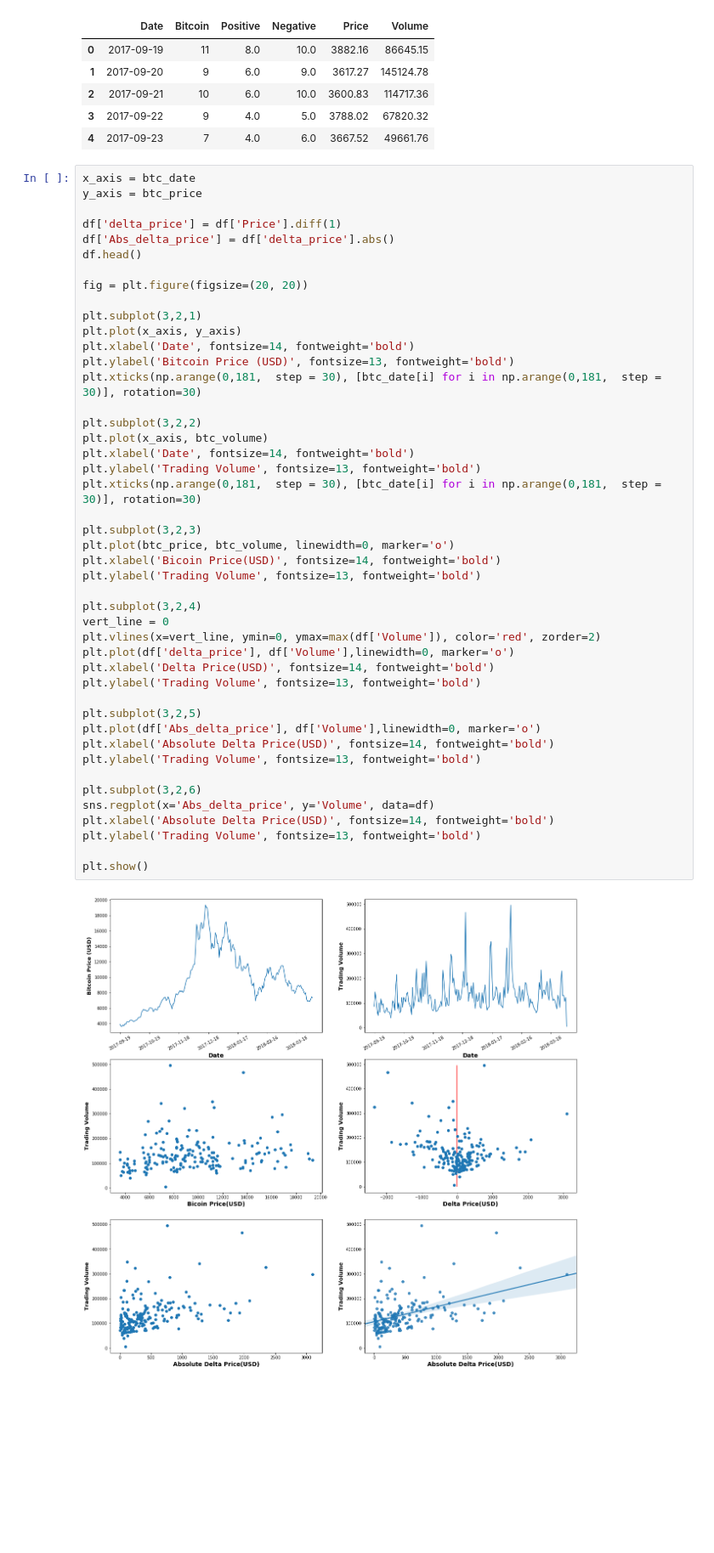
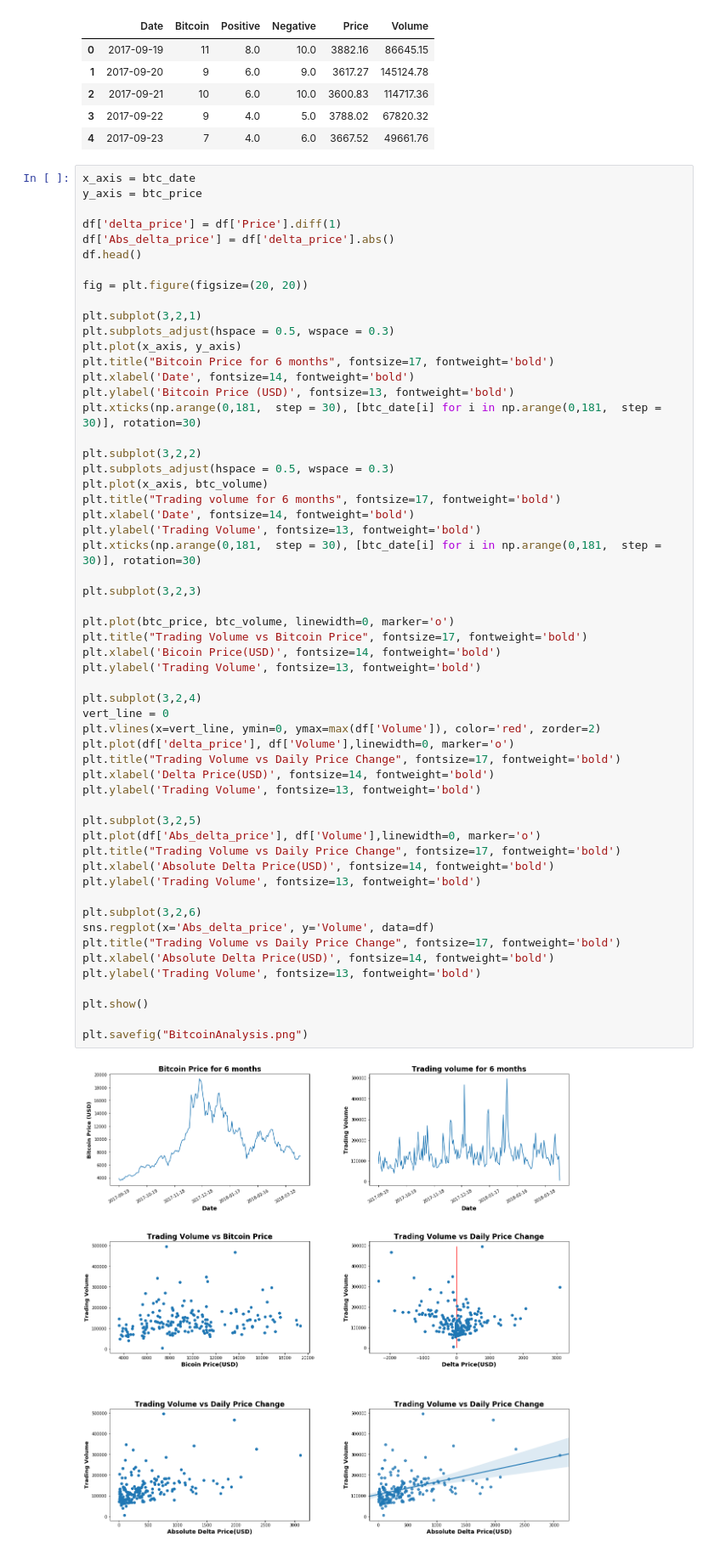
Before and after one commit to sHongJung/DBC_Team, a Jupyter notebook: Final/Bitcoin Sentiment Analysis.ipynb, the cells around one changed output. Shown: that part at 85% size. Saved outputs shown, nothing was run; the diff lists cells and outputs as text; blank space fills up the shorter version.

Commit message:
addded plot title and saved as png

```diff
--- a/Final/Bitcoin Sentiment Analysis.ipynb
+++ b/Final/Bitcoin Sentiment Analysis.ipynb
@@ -149,39 +147,50 @@ df.head()
 fig = plt.figure(figsize=(20, 20))
 
 plt.subplot(3,2,1)
+plt.subplots_adjust(hspace = 0.5, wspace = 0.3)
 plt.plot(x_axis, y_axis)
+plt.title("Bitcoin Price for 6 months", fontsize=17, fontweight='bold')
 plt.xlabel('Date', fontsize=14, fontweight='bold')
 plt.ylabel('Bitcoin Price (USD)', fontsize=13, fontweight='bold')
 plt.xticks(np.arange(0,181,  step = 30), [btc_date[i] for i in np.arange(0,181,  step = 30)], rotation=30)
 
 plt.subplot(3,2,2)
+plt.subplots_adjust(hspace = 0.5, wspace = 0.3)
 plt.plot(x_axis, btc_volume)
+plt.title("Trading volume for 6 months", fontsize=17, fontweight='bold')
 plt.xlabel('Date', fontsize=14, fontweight='bold')
 plt.ylabel('Trading Volume', fontsize=13, fontweight='bold')
 plt.xticks(np.arange(0,181,  step = 30), [btc_date[i] for i in np.arange(0,181,  step = 30)], rotation=30)
 
 plt.subplot(3,2,3)
+
 plt.plot(btc_price, btc_volume, linewidth=0, marker='o')
+plt.title("Trading Volume vs Bitcoin Price", fontsize=17, fontweight='bold')
 plt.xlabel('Bicoin Price(USD)', fontsize=14, fontweight='bold')
 plt.ylabel('Trading Volume', fontsize=13, fontweight='bold')
 
 plt.subplot(3,2,4)
 vert_line = 0
 plt.vlines(x=vert_line, ymin=0, ymax=max(df['Volume']), color='red', zorder=2)
 plt.plot(df['delta_price'], df['Volume'],linewidth=0, marker='o')
+plt.title("Trading Volume vs Daily Price Change", fontsize=17, fontweight='bold')
 plt.xlabel('Delta Price(USD)', fontsize=14, fontweight='bold')
 plt.ylabel('Trading Volume', fontsize=13, fontweight='bold')
 
 plt.subplot(3,2,5)
 plt.plot(df['Abs_delta_price'], df['Volume'],linewidth=0, marker='o')
+plt.title("Trading Volume vs Daily Price Change", fontsize=17, fontweight='bold')
 plt.xlabel('Absolute Delta Price(USD)', fontsize=14, fontweight='bold')
 plt.ylabel('Trading Volume', fontsize=13, fontweight='bold')
 
 plt.subplot(3,2,6)
 sns.regplot(x='Abs_delta_price', y='Volume', data=df)
+plt.title("Trading Volume vs Daily Price Change", fontsize=17, fontweight='bold')
 plt.xlabel('Absolute Delta Price(USD)', fontsize=14, fontweight='bold')
 plt.ylabel('Trading Volume', fontsize=13, fontweight='bold')
 
 plt.show()
+
+plt.savefig("BitcoinAnalysis.png")
 # %% [output]
-[figure, old version]
+[figure, new version]
```
Also changed, not shown: parts of 1 cell of this notebook.
